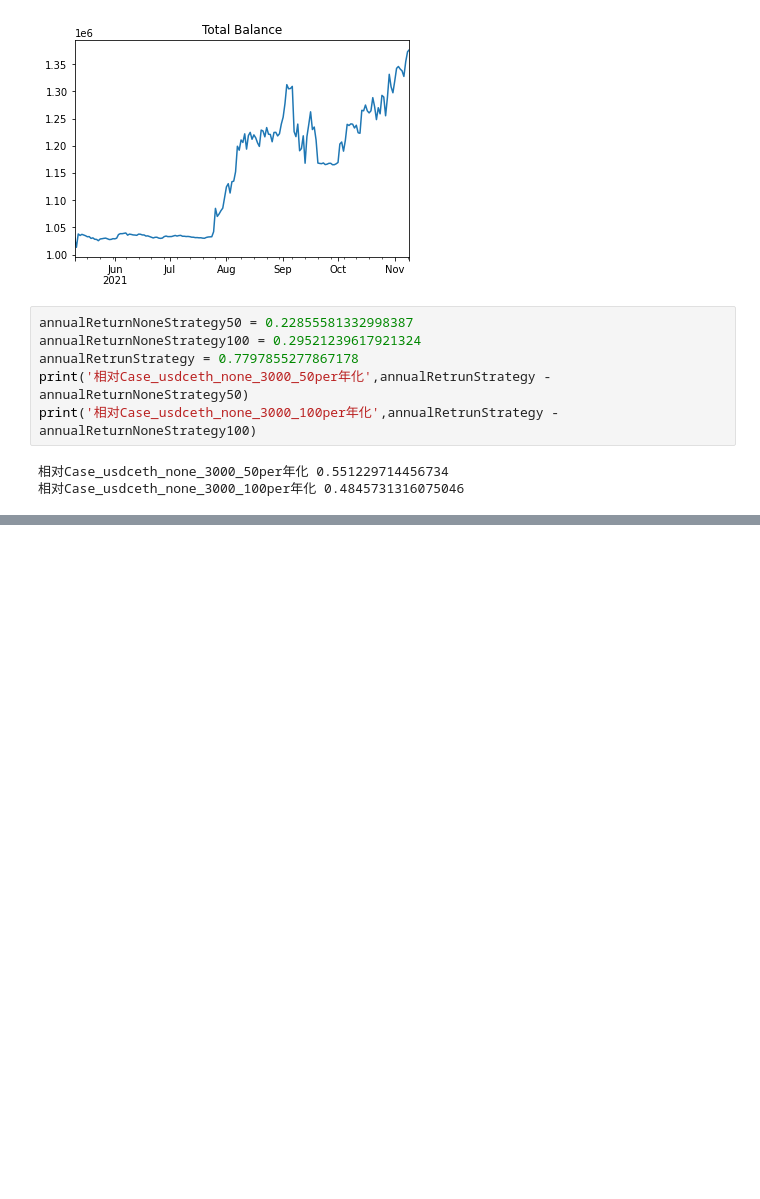
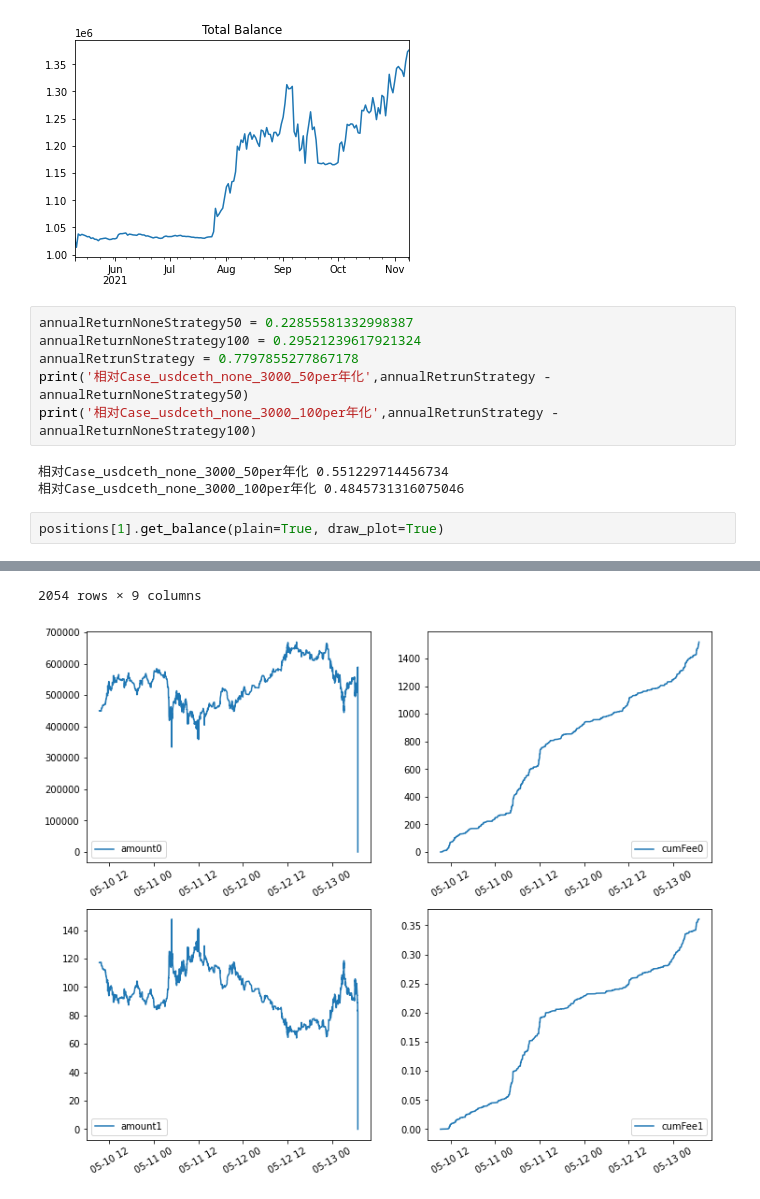
Before and after one commit to PXY11/UniST, a Jupyter notebook: code/usdceth/Case_usdceth_vol_v4_3000.ipynb, the cells around one changed output, grey strips where cells are left out. Saved outputs shown, nothing was run; the diff lists cells and outputs as text; blank space fills up the shorter version.

```diff
--- a/code/usdceth/Case_usdceth_vol_v4_3000.ipynb
+++ b/code/usdceth/Case_usdceth_vol_v4_3000.ipynb
@@ -447,3 +465,6 @@ print('相对Case_usdceth_none_3000_100per年化',annualRetrunStrategy - annualR
 # %% [output]
 相对Case_usdceth_none_3000_50per年化 0.551229714456734
 相对Case_usdceth_none_3000_100per年化 0.4845731316075046
+# %%
+positions[1].get_balance(plain=True, draw_plot=True)
+# %% [output]
@@ -449,0 +483,2 @@ print('相对Case_usdceth_none_3000_100per年化',annualRetrunStrategy - annualR
+2054 rows × 9 columns
+[figure, added]
```
Also changed, not shown: parts of 3 cells of this notebook, 20 other files.
